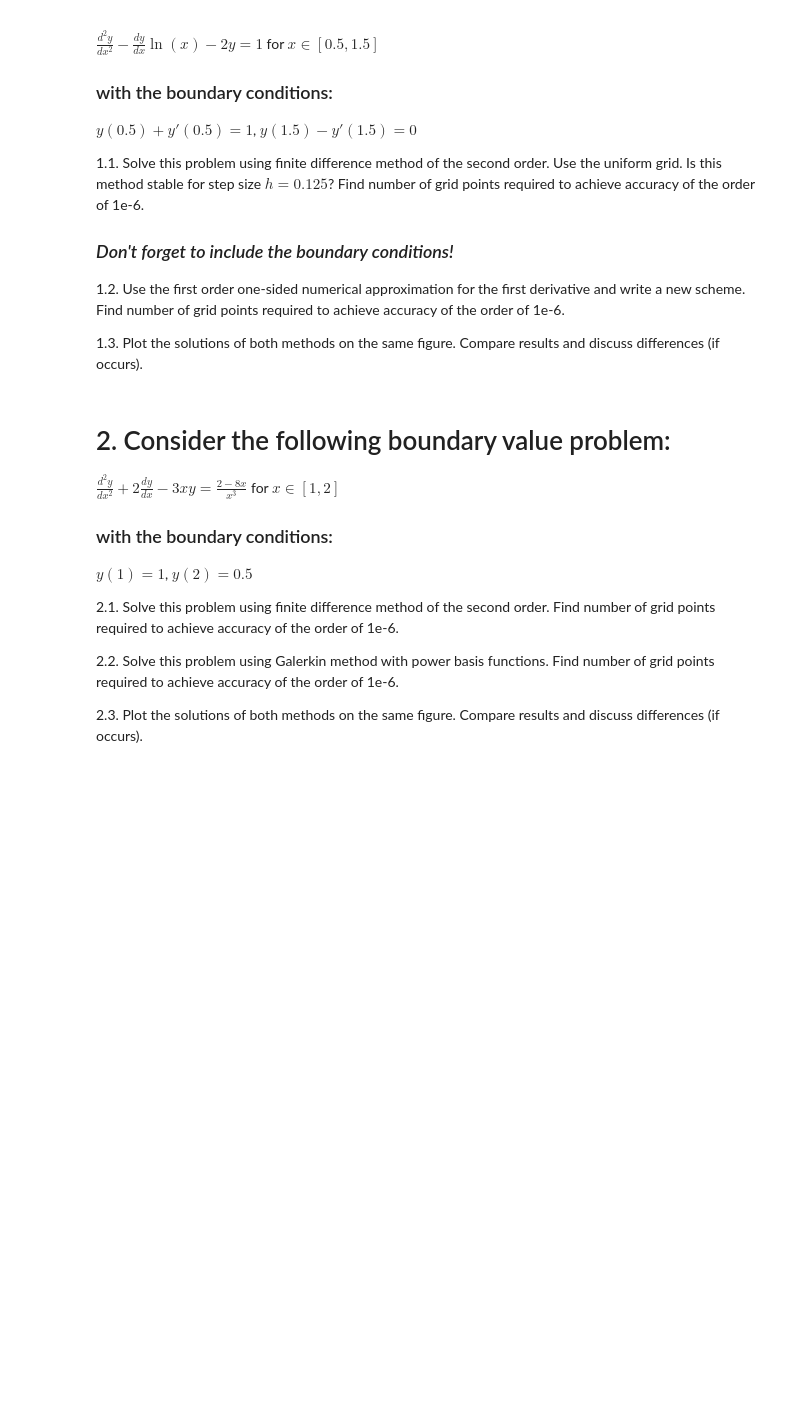
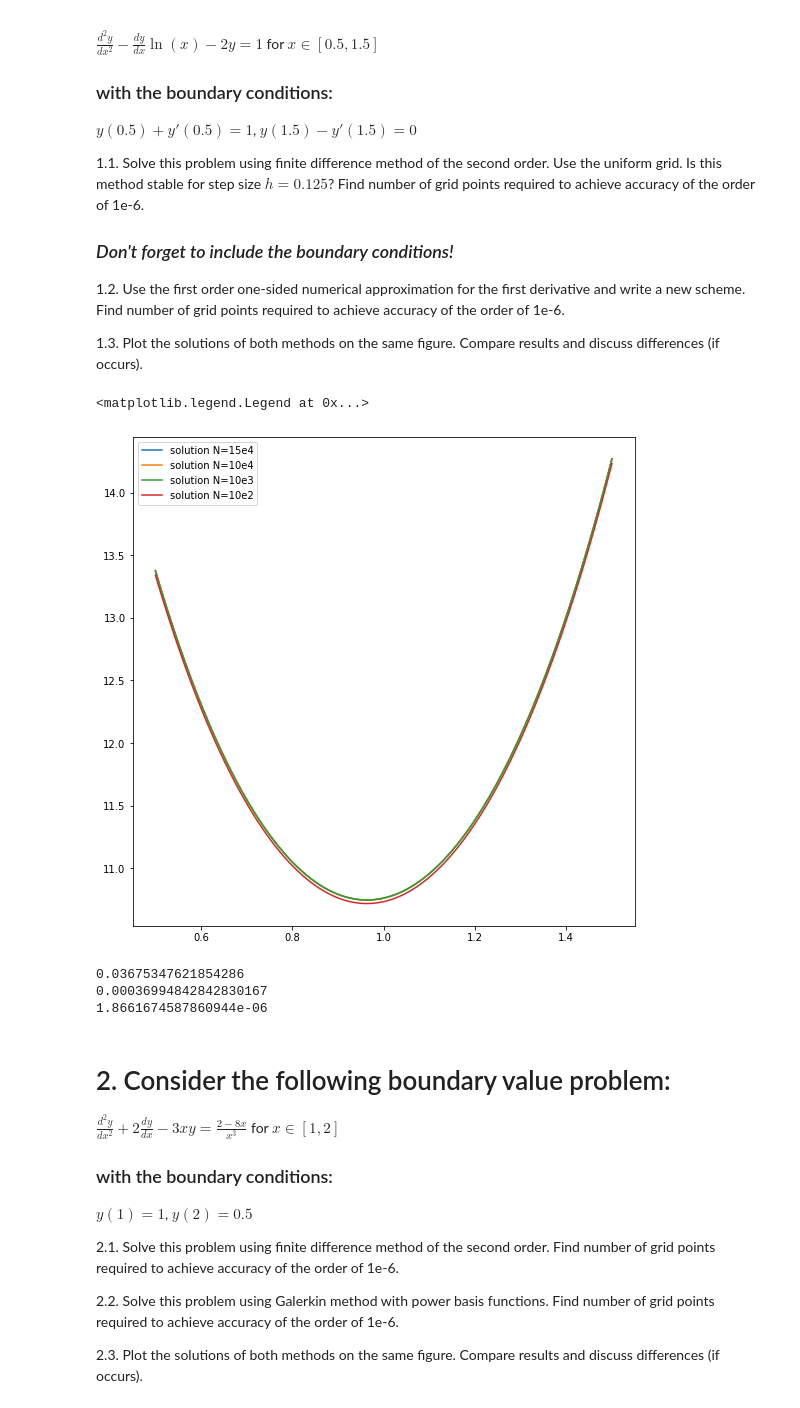
Before and after one commit to ev-br/CP2020, a Jupyter notebook: week_10_boundary_value_problem.ipynb, the cells around one changed output. Cells and saved outputs as stored; diff of their text form; code cells hidden in the pictures; blank space fills up the shorter version.

```diff
--- a/week_10_boundary_value_problem.ipynb
+++ b/week_10_boundary_value_problem.ipynb
@@ -43,7 +43,28 @@ def SecondOrderScheme(a,b,A,B,alpha,beta,p,q,f,N=100):
 
     # out:
     # y - array of float, solution of the BVP
-
+    x = np.linspace(a,b,N)
+    f = f(x)
+    q = q(x)
+    p = p(x)
+    l = np.zeros(N)
+    h = (b-a)/(N-1)
+    M = np.zeros((N,N))
+    M[0,0]= alpha[0]-3/2*alpha[1]/h
+    M[0,1]=2*alpha[1]/h
+    M[0,2]= -alpha[1]/2/h
+    for i in range(1,N-1):
+        M[i,i-1] = (1-h/2*p[i])
+        M[i,i]= -(2-h**2*q[i])
+        M[i,i+1] = (1+h/2*p[i])
+    M[N-1,N-1]= beta[0]+beta[1]*3/2/h
+    M[N-1,N-2] = -2*beta[1]/h
+    M[N-1,N-3] = beta[1]*1/2/h
+    l[0]= A
+    for j in range(1,N-1):
+        l[j] = h**2*f[j]
+    l[N-1]= B
+    y = solve(M,l)
     return y
 
 #1.2.
@@ -59,6 +80,38 @@ def FirstOrderScheme(a,b,A,B,alpha,beta,p,q,f,N=100):
     # out:
     # y - array of float, solution of the BVP
     return y
+# %%
+def p(x):
+    return -np.log(x)
+def q(x):
+    return -2*np.ones_like(x)
+def f(x):
+    return 1*np.ones_like(x)
+yy_ = SecondOrderScheme(1/2,3/2,1,0,[1,1],[1,-1],p,q,f,N=15000)
+y = SecondOrderScheme(1/2,3/2,1,0,[1,1],[1,-1],p,q,f,N=10000)
+yy = SecondOrderScheme(1/2,3/2,1,0,[1,1],[1,-1],p,q,f,N=1000)
+y_ = SecondOrderScheme(1/2,3/2,1,0,[1,1],[1,-1],p,q,f,N=100)
+xx_ = np.linspace(1/2,3/2,15000)
+x = np.linspace(1/2,3/2,10000)
+xx = np.linspace(1/2,3/2,1000)
+x_ = np.linspace(1/2,3/2,100)
+plt.figure(figsize=(9,9))
+plt.plot(xx_,yy_,label= 'solution N=1.5e4')
+plt.plot(x,y,label= 'solution N=1e4')
+plt.plot(xx,yy,label= 'solution N=1e3')
+plt.plot(x_,y_,label = 'solution N=1e2')
+plt.legend()
+# %% [output]
+<matplotlib.legend.Legend at 0x...>
+[figure, added]
+# %%
+print(abs(max(y_)-max(yy))) #1e2 and 1e3 difference
+print(abs(max(yy)-max(y))) #1e3 and 1e4 difference
+print(abs(max(yy_)-max(y)))#1e4 and 1.5e4 difference --- our choice
+# %% [output]
+0.03675347621854286
+0.00036994842842830167
+1.8661674587860944e-06
 # %% [markdown]
 # 2. Consider the following boundary value problem:
 
```
